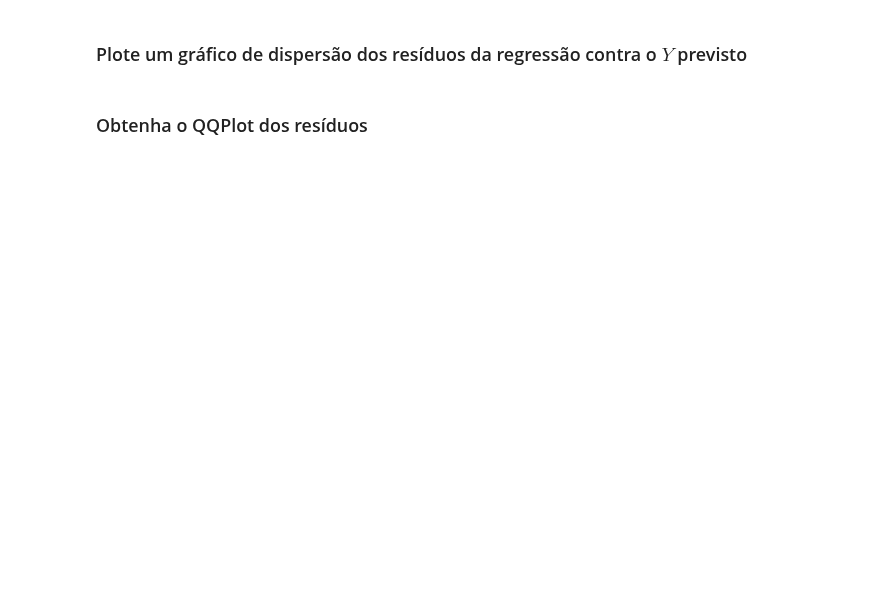
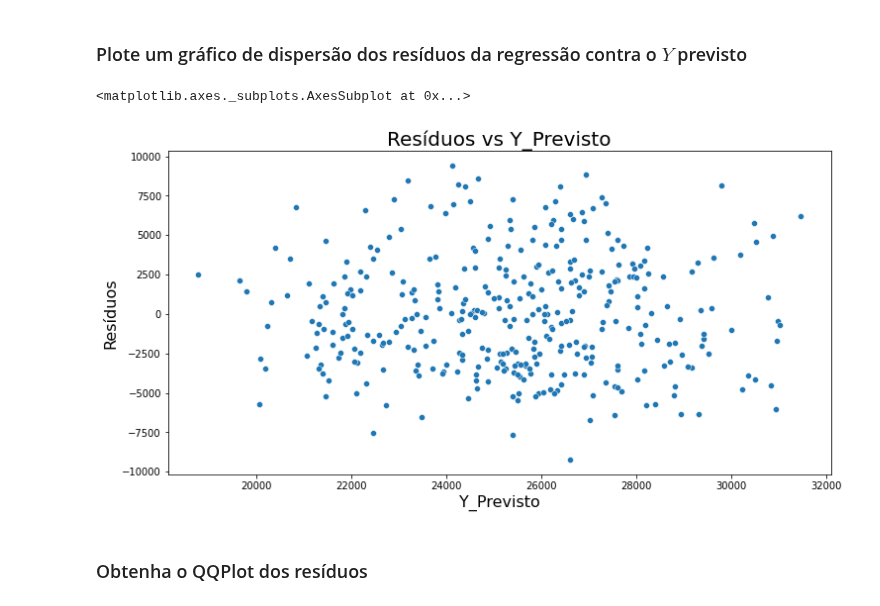
Before and after one commit to muriloWeber/dataScienceAlura, a Jupyter notebook: dataScienceEstatisticaComPythonCorrelacaoERegressao/Projeto_Correlacao_e_Regressao.ipynb, the cells around one changed output. Cells and saved outputs as stored; diff of their text form; code cells hidden in the pictures; blank space fills up the shorter version.

```diff
--- a/dataScienceEstatisticaComPythonCorrelacaoERegressao/Projeto_Correlacao_e_Regressao.ipynb
+++ b/dataScienceEstatisticaComPythonCorrelacaoERegressao/Projeto_Correlacao_e_Regressao.ipynb
@@ -174,2 +179,5 @@ df.head()
 # %% [markdown]
 ### Obtenha os resíduos da regressão
+# %%
+df['Residuos'] = resultado_regressao.resid
+df.head()
@@ -176,4 +191,14 @@ df.head()
 # %% [markdown]
 ### Plote um gráfico de dispersão dos resíduos da regressão contra o $Y$ previsto
+# %%
+ax = sns.scatterplot(x = df.Y_previsto, y = df.Residuos)
+ax.figure.set_size_inches(12, 6)
+ax.set_title('Resíduos vs Y_Previsto', fontsize = 20)
+ax.set_xlabel('Y_Previsto', fontsize = 16)
+ax.set_ylabel('Resíduos', fontsize = 16)
+ax
+# %% [output]
+<matplotlib.axes._subplots.AxesSubplot at 0x...>
+[figure, added]
 # %% [markdown]
 ### Obtenha o QQPlot dos resíduos
```
Also changed, not shown: parts of 14 cells of this notebook.
